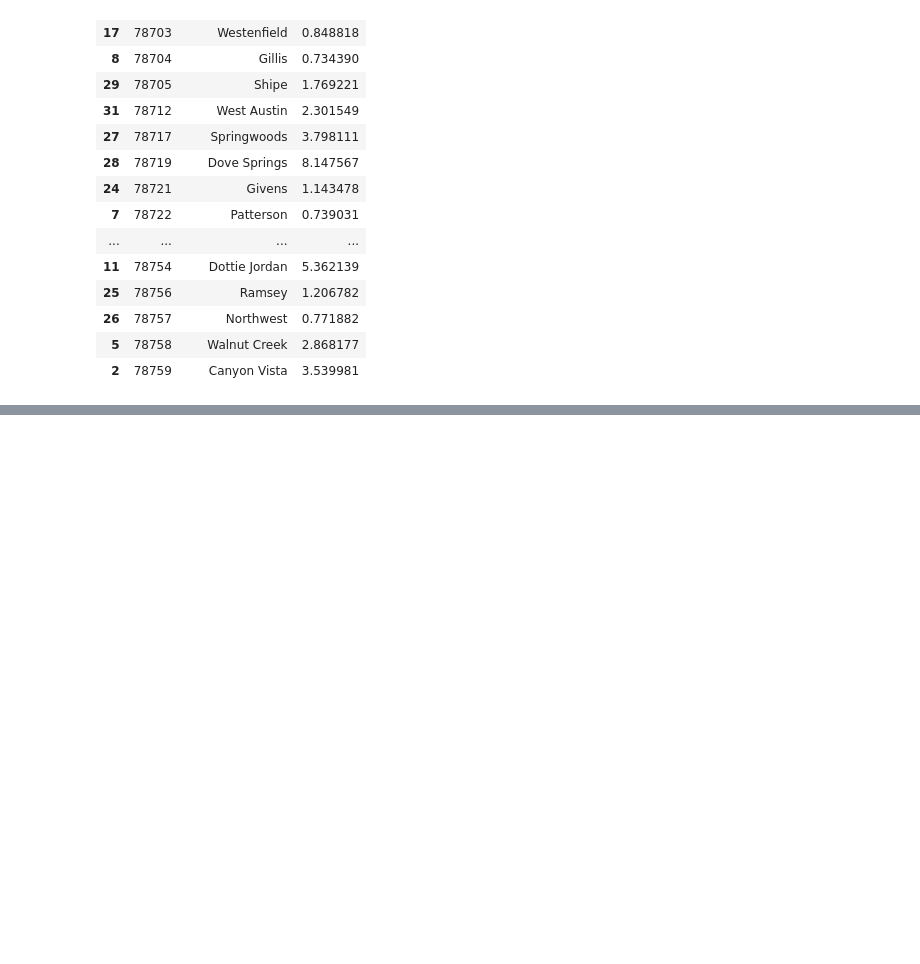
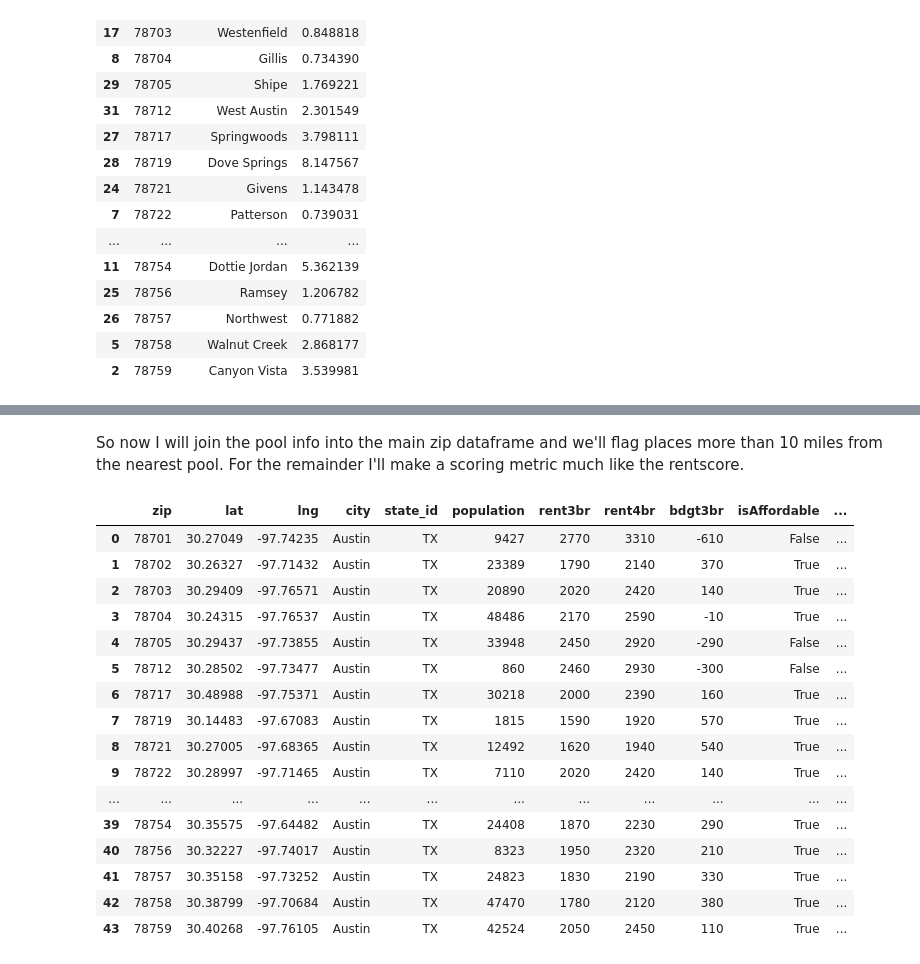
Before and after one commit to brianbloom/Coursera_Capstone, a Jupyter notebook: Brians_Capstone_Final.ipynb, the cells around one changed output, grey strips where cells are left out. Drawn from its saved outputs; the diff is of its cells as text; code cells hidden in the pictures; blank space fills up the shorter version.

```diff
--- a/Brians_Capstone_Final.ipynb
+++ b/Brians_Capstone_Final.ipynb
@@ -189,3 +194,24 @@ austx_zr.head()
 | 2 | 78703 | 30.29409 | -97.76571 | Austin | TX | 20890 | 2020 | 2420 | 140 | True | ... |
 | 3 | 78704 | 30.24315 | -97.76537 | Austin | TX | 48486 | 2170 | 2590 | -10 | True | ... |
 | 4 | 78705 | 30.29437 | -97.73855 | Austin | TX | 33948 | 2450 | 2920 | -290 | False | ... |
+# %%
+#remove the negative values and make a visual to see where affordable places are:
+austx_zrn = austx_zr[:]
+austx_zrn['rentscore'] = austx_zrn['rentscore'].clip(lower = 0)
+rentmap = folium.Map(location=[latitude, longitude], zoom_start=10)
+
+# add markers to map
+for lat, lng, zipcode,rentscore, afford in builtins.zip(austx_zrn['lat'], austx_zrn['lng'], austx_zrn['zip'], austx_zrn['rentscore'],austx_zrn['isAffordable']):
+    label = str(zipcode)+ '\nTS:'+str(int(tsr))
+    label = folium.Popup(label, parse_html=True)
+    folium.CircleMarker(
+        [lat, lng],
+        radius=3+10*rentscore, # should produce a 3-10 scale for the markers
+        popup=label,
+        color=('red','green')[afford],
+        fill=True,
+        fill_color='#3186cc',
+        fill_opacity=0.7,
+        parse_html=False).add_to(rentmap)
+
+rentmap
@@ -421,0 +470,23 @@ ap = {'zip': 78759, 'pool': 'Civitan', 'distance': 19.59510642691666}
+# %% [markdown]
+So now I will join the pool info into the main zip dataframe and we'll flag places more than 10 miles from the nearest pool.  For the remainder I'll make a scoring metric much like the rentscore.
+# %%
+austx_zrp = austx_zr.merge(pooldist, on='zip',how='left')
+austx_zrp
+# %% [output]
+|  | zip | lat | lng | city | state_id | population | rent3br | rent4br | bdgt3br | isAffordable | ... |
+| 0 | 78701 | 30.27049 | -97.74235 | Austin | TX | 9427 | 2770 | 3310 | -610 | False | ... |
+| 1 | 78702 | 30.26327 | -97.71432 | Austin | TX | 23389 | 1790 | 2140 | 370 | True | ... |
+| 2 | 78703 | 30.29409 | -97.76571 | Austin | TX | 20890 | 2020 | 2420 | 140 | True | ... |
+| 3 | 78704 | 30.24315 | -97.76537 | Austin | TX | 48486 | 2170 | 2590 | -10 | True | ... |
+| 4 | 78705 | 30.29437 | -97.73855 | Austin | TX | 33948 | 2450 | 2920 | -290 | False | ... |
+| 5 | 78712 | 30.28502 | -97.73477 | Austin | TX | 860 | 2460 | 2930 | -300 | False | ... |
+| 6 | 78717 | 30.48988 | -97.75371 | Austin | TX | 30218 | 2000 | 2390 | 160 | True | ... |
+| 7 | 78719 | 30.14483 | -97.67083 | Austin | TX | 1815 | 1590 | 1920 | 570 | True | ... |
+| 8 | 78721 | 30.27005 | -97.68365 | Austin | TX | 12492 | 1620 | 1940 | 540 | True | ... |
+| 9 | 78722 | 30.28997 | -97.71465 | Austin | TX | 7110 | 2020 | 2420 | 140 | True | ... |
+| ... | ... | ... | ... | ... | ... | ... | ... | ... | ... | ... | ... |
+| 39 | 78754 | 30.35575 | -97.64482 | Austin | TX | 24408 | 1870 | 2230 | 290 | True | ... |
+| 40 | 78756 | 30.32227 | -97.74017 | Austin | TX | 8323 | 1950 | 2320 | 210 | True | ... |
+| 41 | 78757 | 30.35158 | -97.73252 | Austin | TX | 24823 | 1830 | 2190 | 330 | True | ... |
+| 42 | 78758 | 30.38799 | -97.70684 | Austin | TX | 47470 | 1780 | 2120 | 380 | True | ... |
+| 43 | 78759 | 30.40268 | -97.76105 | Austin | TX | 42524 | 2050 | 2450 | 110 | True | ... |
```
Also changed, not shown: parts of 59 cells of this notebook, 1 other file.
